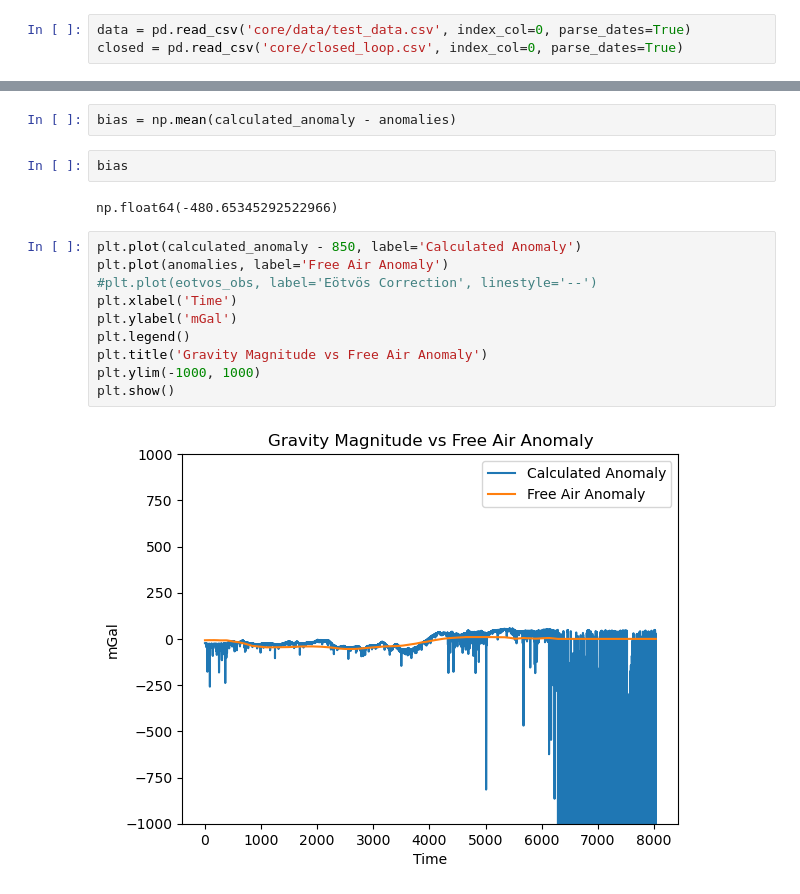
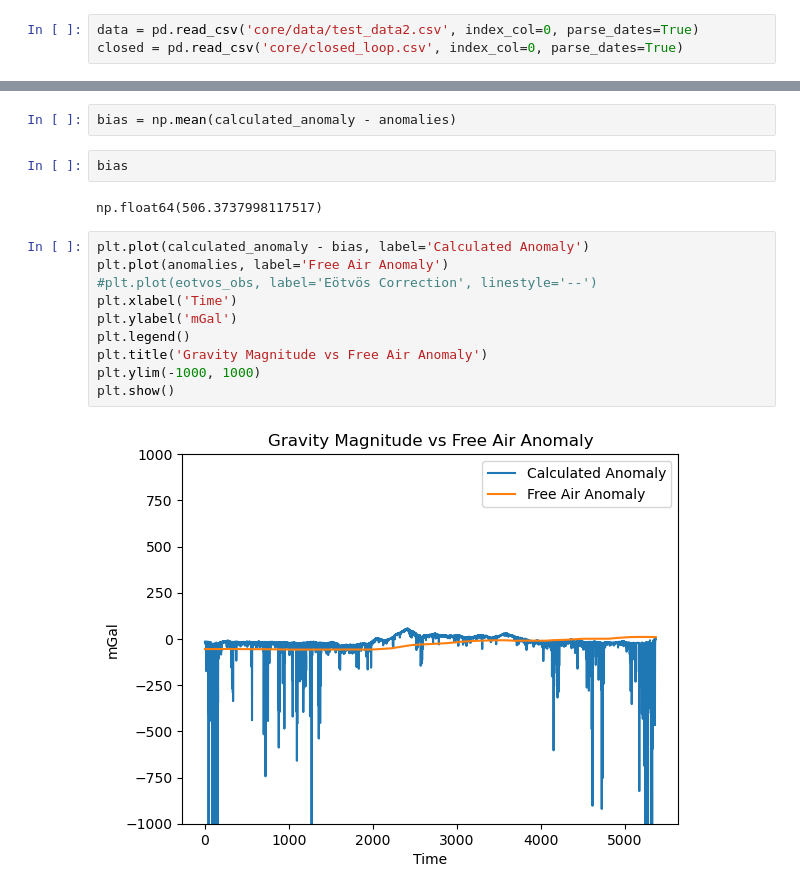
Before and after one commit to jbrodovsky/strapdown-rs, a Jupyter notebook: notes.ipynb, the cells around one changed output, grey strips where cells are left out. Saved outputs shown, nothing was run; the diff lists cells and outputs as text.

```diff
--- a/notes.ipynb
+++ b/notes.ipynb
@@ -65,5 +65,5 @@ def eotvos(latitude: float, altitude: float, north_velocity: float, east_velocit
     # Calculate the Eötvös correction using the formula
     return 2 * RATE * east_velocity * np.cos(lat_rad) + (north_velocity**2 + east_velocity**2) / MEAN_RADIUS
 # %%
-data = pd.read_csv('core/data/test_data.csv', index_col=0, parse_dates=True)
+data = pd.read_csv('core/data/test_data2.csv', index_col=0, parse_dates=True)
 closed = pd.read_csv('core/closed_loop.csv', index_col=0, parse_dates=True)
@@ -104,16 +145,16 @@ bias = np.mean(calculated_anomaly - anomalies)
 # %%
 bias
 # %% [output]
-np.float64(-480.65345292522966)
+np.float64(506.3737998117517)
 # %%
-plt.plot(calculated_anomaly - 850, label='Calculated Anomaly')
+plt.plot(calculated_anomaly - bias, label='Calculated Anomaly')
 plt.plot(anomalies, label='Free Air Anomaly')
 #plt.plot(eotvos_obs, label='Eötvös Correction', linestyle='--')
 plt.xlabel('Time')
 plt.ylabel('mGal')
 plt.legend()
 plt.title('Gravity Magnitude vs Free Air Anomaly')
 plt.ylim(-1000, 1000)
 plt.show()
 # %% [output]
-[figure, old version]
+[figure, new version]
```
Also changed, not shown: parts of 8 cells of this notebook, 3 other files.
